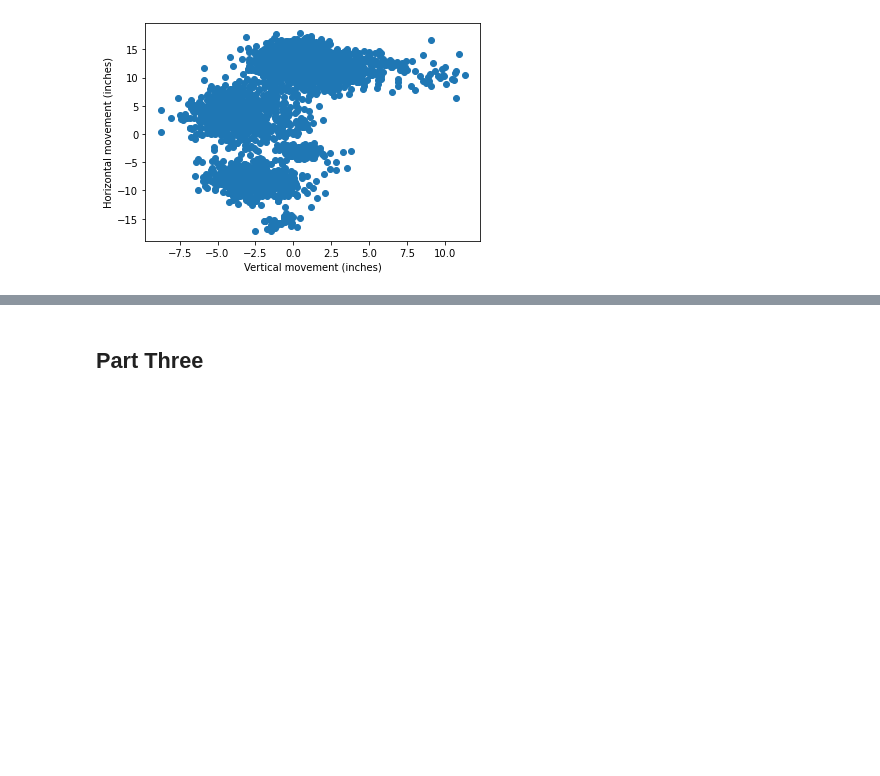
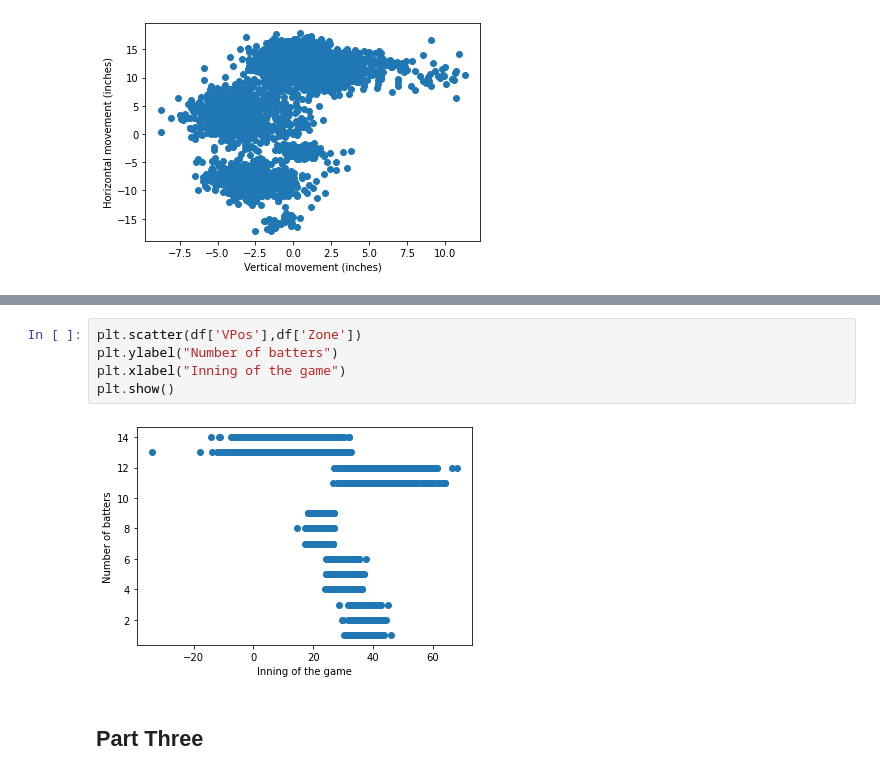
Before and after one commit to mayahany/Assignment1, a Jupyter notebook: Assignment1 notebook-Copy1.ipynb, the cells around one changed output, grey strips where cells are left out. Drawn from its saved outputs; the diff is of its cells as text; blank space fills up the shorter version.

```diff
--- a/Assignment1 notebook-Copy1.ipynb
+++ b/Assignment1 notebook-Copy1.ipynb
@@ -353,3 +360,10 @@ plt.show()
+# %%
+plt.scatter(df['VPos'],df['Zone'])
+plt.ylabel("Number of batters")
+plt.xlabel("Inning of the game")
+plt.show()
+# %% [output]
+[figure, added]
 # %% [markdown]
 ## Part Three
 # %%
```
Also changed, not shown: parts of 7 cells of this notebook.
